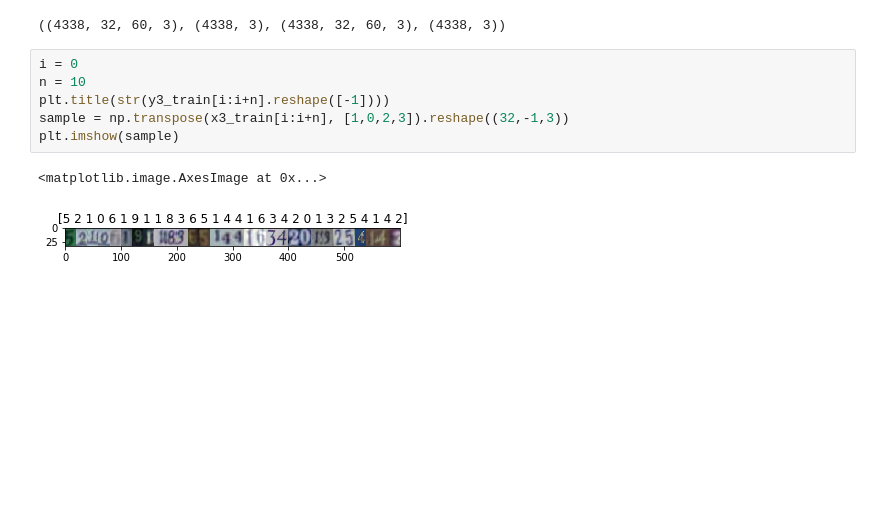
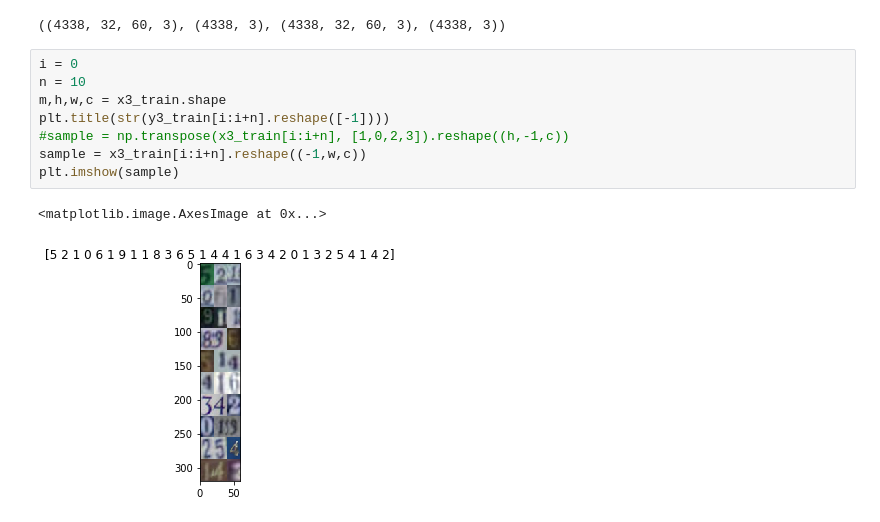
Before and after one commit to sogangori/choongang20, a Jupyter notebook: SVHN.ipynb, the cells around one changed output. Drawn from its saved outputs; the diff is of its cells as text; blank space fills up the shorter version.

```diff
--- a/SVHN.ipynb
+++ b/SVHN.ipynb
@@ -80,9 +80,11 @@ x3_train.shape, y3_train.shape, x3_test.shape, y3_test.shape
 # %%
 i = 0
 n = 10
+m,h,w,c = x3_train.shape
 plt.title(str(y3_train[i:i+n].reshape([-1])))
-sample = np.transpose(x3_train[i:i+n], [1,0,2,3]).reshape((32,-1,3))
+#sample = np.transpose(x3_train[i:i+n], [1,0,2,3]).reshape((h,-1,c))
+sample = x3_train[i:i+n].reshape((-1,w,c))
 plt.imshow(sample)
 # %% [output]
 <matplotlib.image.AxesImage at 0x...>
-[figure, old version]
+[figure, new version]
```
Also changed, not shown: parts of 7 cells of this notebook.
